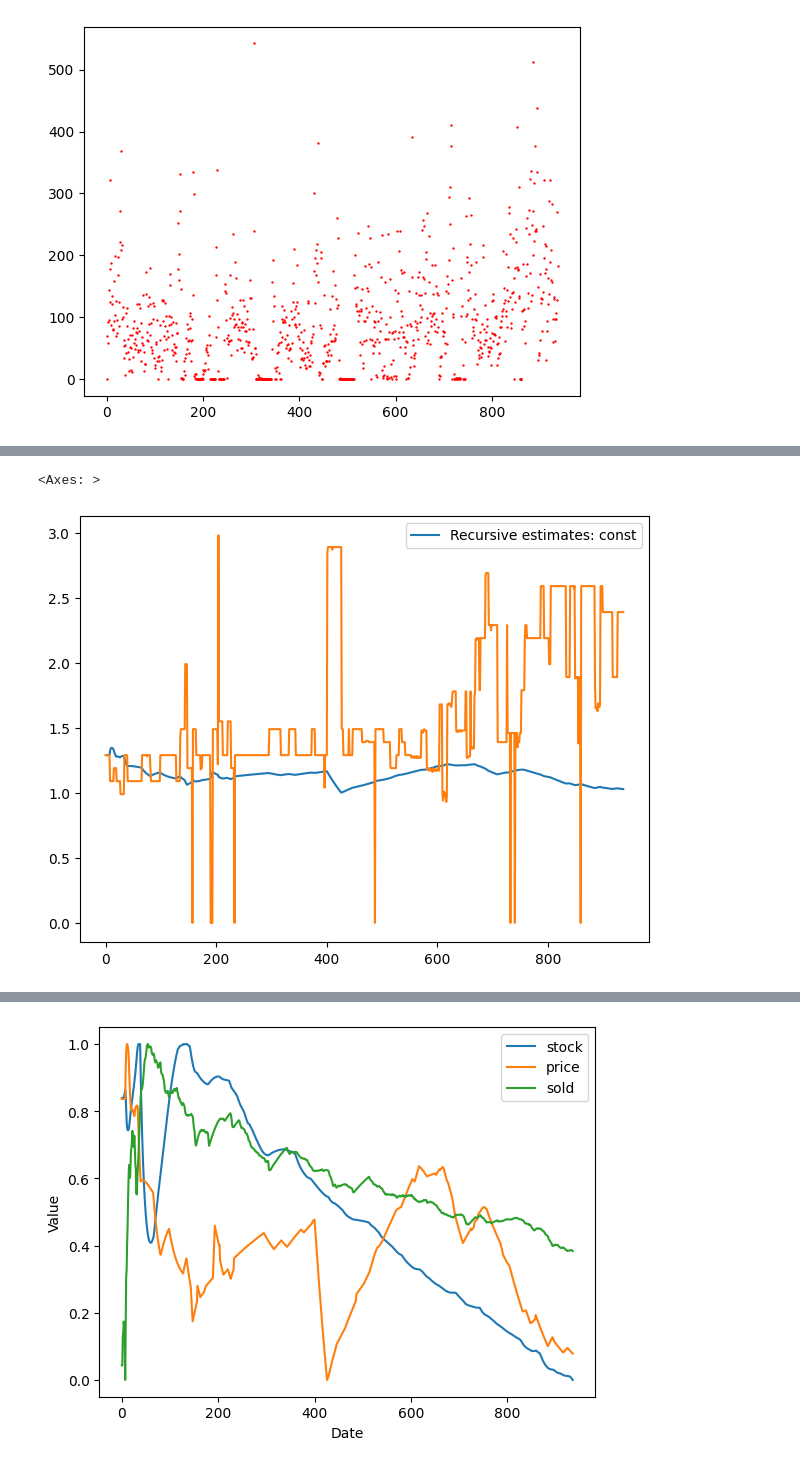
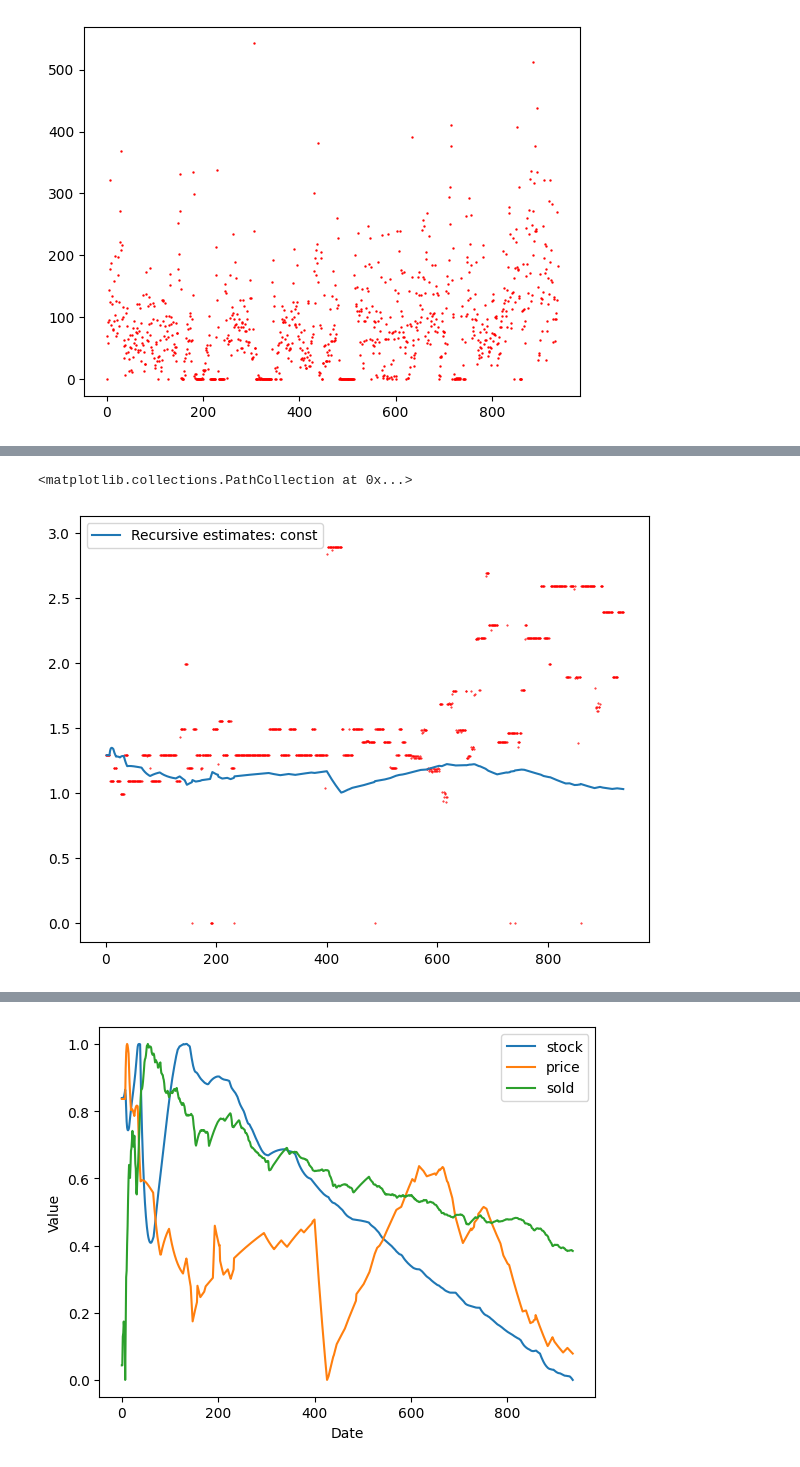
Before and after one commit to CepbluKot/info_processing_labs, a Jupyter notebook: lab1/main_lr1_automade_rlsm.ipynb, the cells around one changed output, grey strips where cells are left out. Saved outputs shown, nothing was run; the diff lists cells and outputs as text; code cells hidden in the pictures.

```diff
--- a/lab1/main_lr1_automade_rlsm.ipynb
+++ b/lab1/main_lr1_automade_rlsm.ipynb
@@ -48,19 +47,18 @@ res_sold.plot_recursive_coefficient(alpha=None)
 # %%
 x_price = df.index
 y_price = df.price
 
 endog_price = y_price
 exog_price = sm.add_constant(x_price)
 
 model_price = sm.RecursiveLS(endog_price, exog_price)
 res_price = model_price.fit()
 
 res_price.plot_recursive_coefficient(alpha=None)
-# plt.scatter(x_price, y_price, s=0.2, color='red')
-y_price.plot()
+plt.scatter(x_price, y_price, s=0.2, color='red')
 # %% [output]
-<Axes: >
+<matplotlib.collections.PathCollection at 0x...>
-[figure, old version]
+[figure, new version]
 # %%
 x_stock = df.index
 y_stock = df.stock
```
Also changed, not shown: parts of 5 cells of this notebook, 1 other file.
